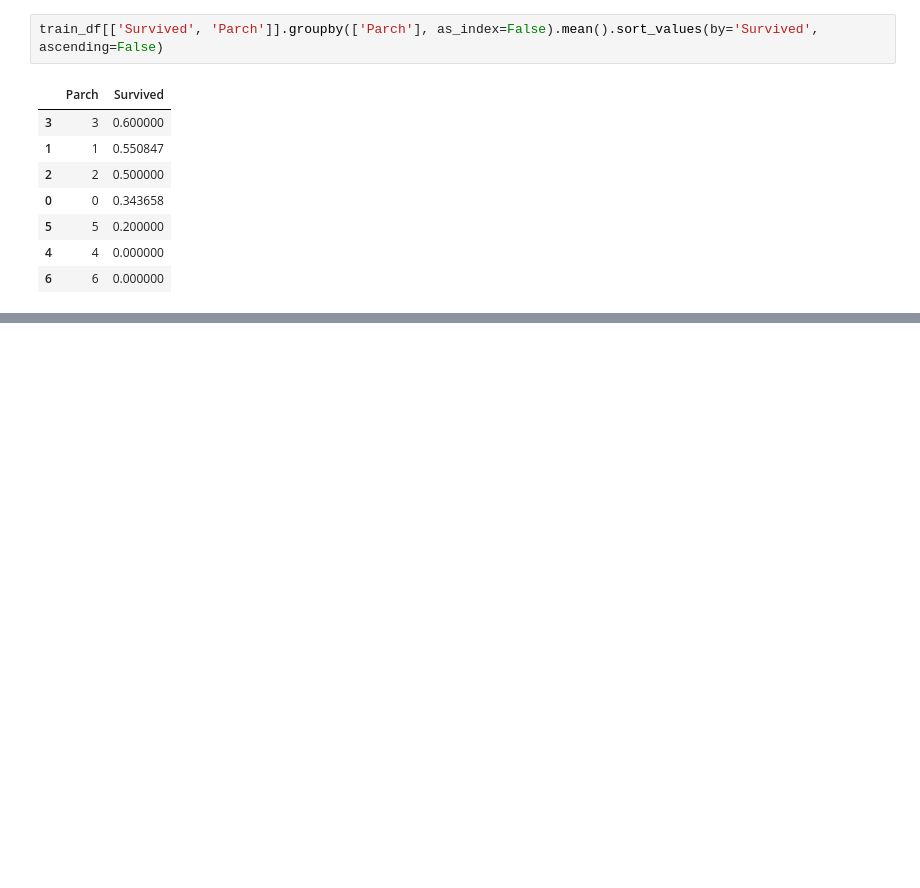
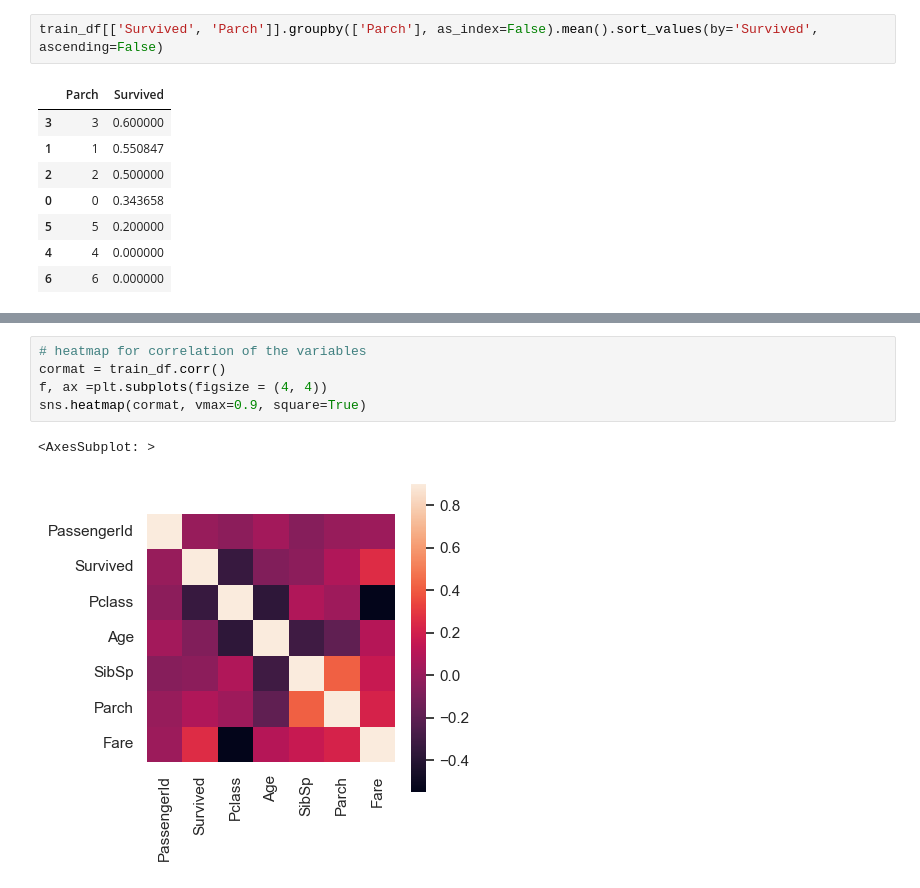
Before and after one commit to Aricnos/Titanic_Machine_Learning, a Jupyter notebook: titanic.ipynb, the cells around one changed output, grey strips where cells are left out. Saved outputs shown, nothing was run; the diff lists cells and outputs as text; blank space fills up the shorter version.

```diff
--- a/titanic.ipynb
+++ b/titanic.ipynb
@@ -110,0 +120,8 @@ train_df[['Survived', 'Parch']].groupby(['Parch'], as_index=False).mean().sort_v
+# %%
+# heatmap for correlation of the variables
+cormat = train_df.corr()
+f, ax =plt.subplots(figsize = (4, 4))
+sns.heatmap(cormat, vmax=0.9, square=True)
+# %% [output]
+<AxesSubplot: >
+[figure, added]
```
Also changed, not shown: parts of 5 cells of this notebook.
